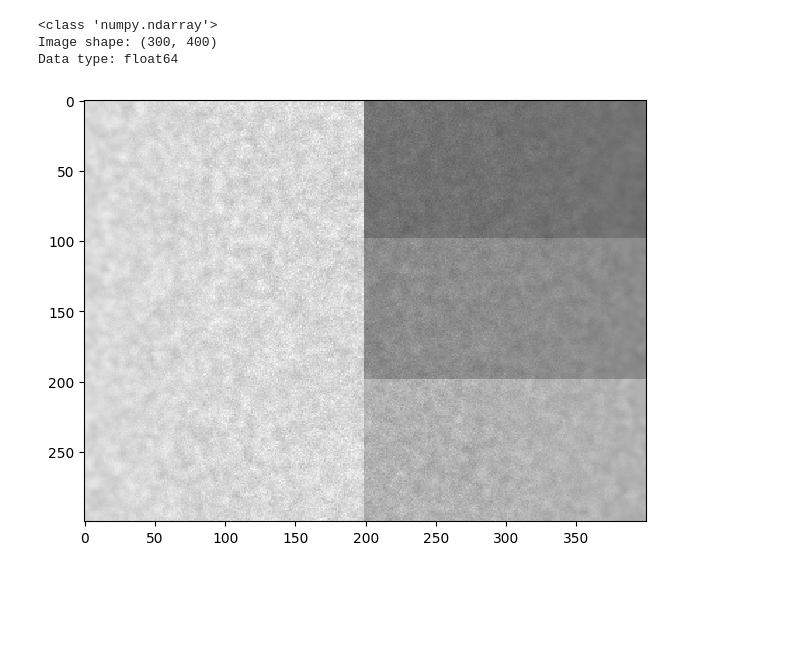
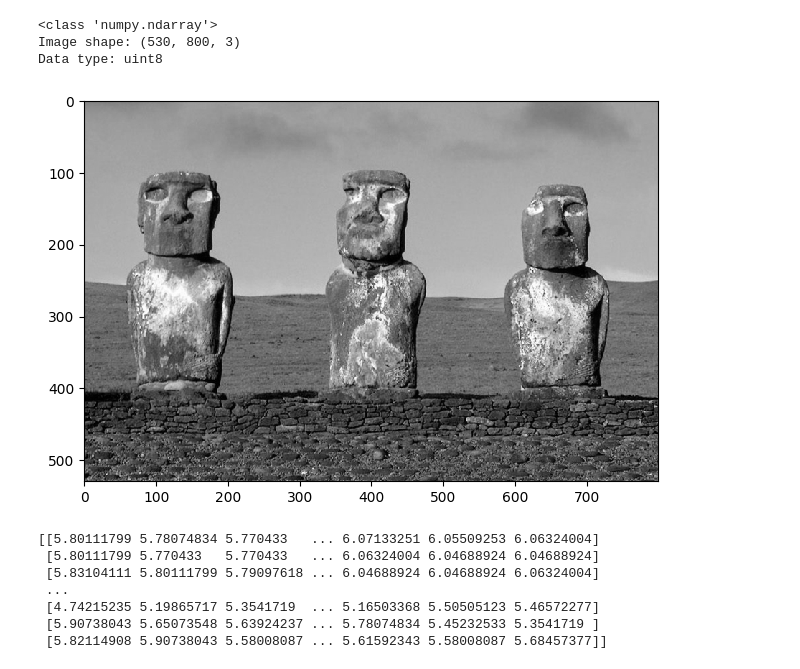
Before and after one commit to pekatour/epd, a Jupyter notebook: src/notebook.ipynb, the cells around one changed output. Drawn from its saved outputs; the diff is of its cells as text; code cells hidden in the pictures; blank space fills up the shorter version.

Commit message:
smothness matrix
Co-authored-by: pekatour <pekatour@gmail.com>

```diff
--- a/src/notebook.ipynb
+++ b/src/notebook.ipynb
@@ -3,9 +4,17 @@ from utilities import *
 # %%
-IMAGE_PATH = "../data/image.png"
+IMAGE_PATH = "../data/image2.png"
 
-image = load_image(IMAGE_PATH, gray=True, verbose=True)
+image = load_image(IMAGE_PATH, gray=False, verbose=True)
+print(smoothness_matrixes(image, 3, 3))
 # %% [output]
 <class 'numpy.ndarray'>
-Image shape: (300, 400)
-Data type: float64
+Image shape: (530, 800, 3)
+Data type: uint8
-[figure, old version]
+[figure, new version]
+[[5.80111799 5.78074834 5.770433   ... 6.07133251 6.05509253 6.06324004]
+ [5.80111799 5.770433   5.770433   ... 6.06324004 6.04688924 6.04688924]
+ [5.83104111 5.80111799 5.79097618 ... 6.04688924 6.04688924 6.06324004]
+ ...
+ [4.74215235 5.19865717 5.3541719  ... 5.16503368 5.50505123 5.46572277]
+ [5.90738043 5.65073548 5.63924237 ... 5.78074834 5.45232533 5.3541719 ]
+ [5.82114908 5.90738043 5.58008087 ... 5.61592343 5.58008087 5.68457377]]
```
Also changed, not shown: parts of 1 cell of this notebook, 1 other file.
